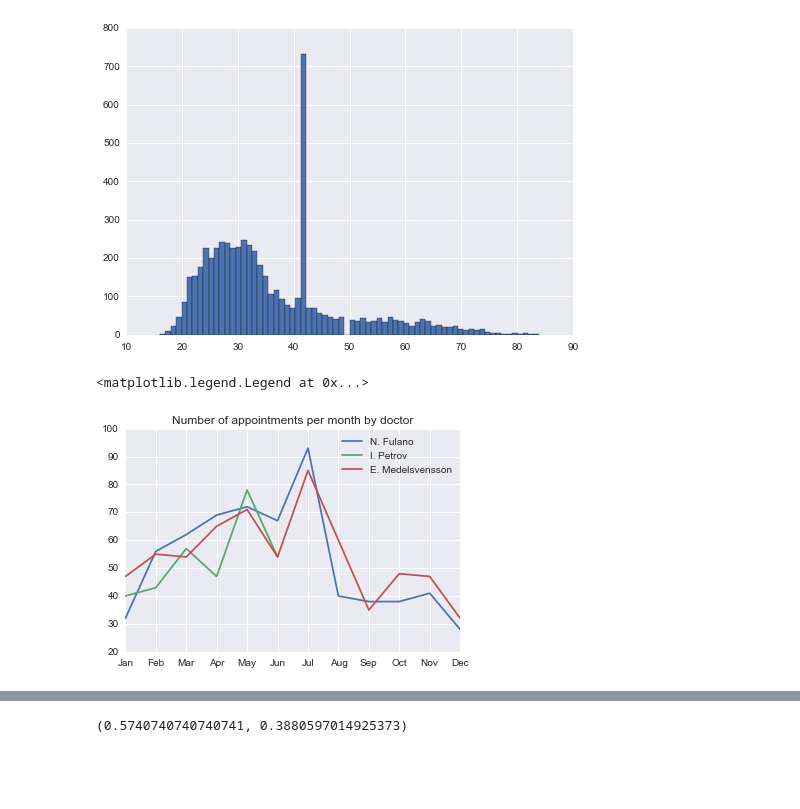
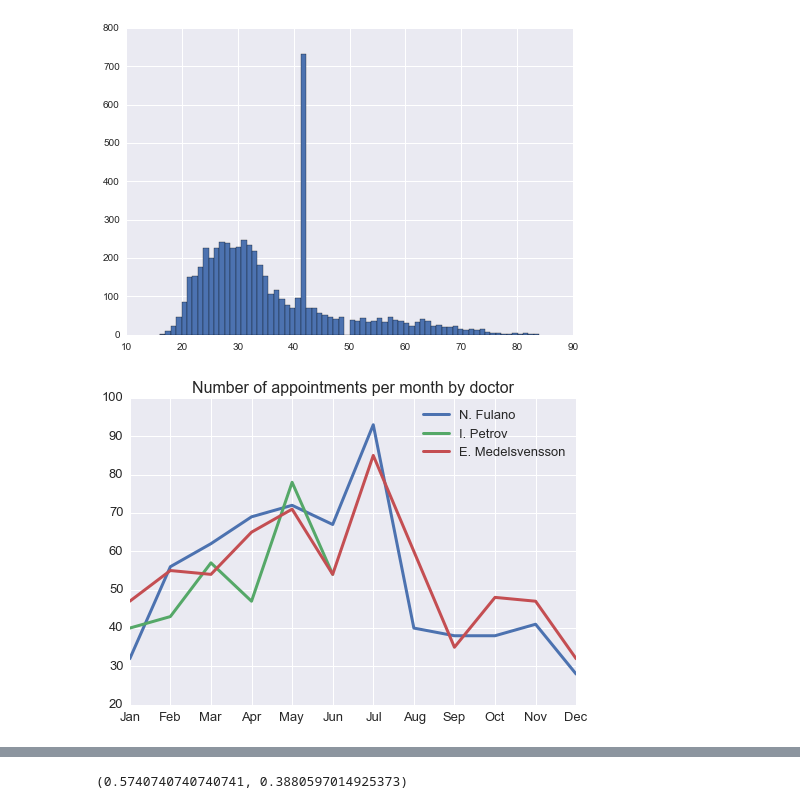
Before and after one commit to gautsi/pmareport, a Jupyter notebook: notebooks/TVP_instability.ipynb, the cells around one changed output, grey strips where cells are left out. Drawn from its saved outputs; the diff is of its cells as text; code cells hidden in the pictures; blank space fills up the shorter version.

```diff
--- a/notebooks/TVP_instability.ipynb
+++ b/notebooks/TVP_instability.ipynb
@@ -29,19 +29,19 @@ df.AGE.hist(bins=70)
 # %%
 # Nmber of appointments plot
 df_month_doc = df.groupby(['month', 'PROVIDER_NAME'])
 df_month_doc_cnt = df_month_doc.count()
 for i in list(set(df[df.cond == 'tvp'].PROVIDER_NAME)):
     #plt.clf()
     data = df_month_doc_cnt.xs(i, level='PROVIDER_NAME')
-    plt.plot(data.index, data.PATIENT_ID, label=i)
-    plt.xticks(xrange(0, 13), calendar.month_abbr)
-    plt.xlim(xmin=1)
-plt.title('Number of appointments per month by doctor')
-plt.legend()
-# plt.savefig('appts_per_month_doc_tpd.png', bbox='tight', dpi=300)
+    plt.plot(data.index, data.PATIENT_ID, label=i, linewidth=3)
+plt.xticks(xrange(0, 13), calendar.month_abbr, size=13)
+plt.xlim(xmin=1)
+plt.yticks(size=13)
+plt.title('Number of appointments per month by doctor', size=16)
+plt.legend(fontsize=13)
+plt.savefig('appts_per_month_doc_tpd2.png', bbox='tight', dpi=300)
 # %% [output]
-<matplotlib.legend.Legend at 0x...>
-[figure, old version]
+[figure, new version]
 # %%
 df[df.cond == 'tvp'].groupby(['PROVIDER_NAME', 'month']).count()
 # %% [output]
```
Also changed, not shown: parts of 2 cells of this notebook, 10 other files.
